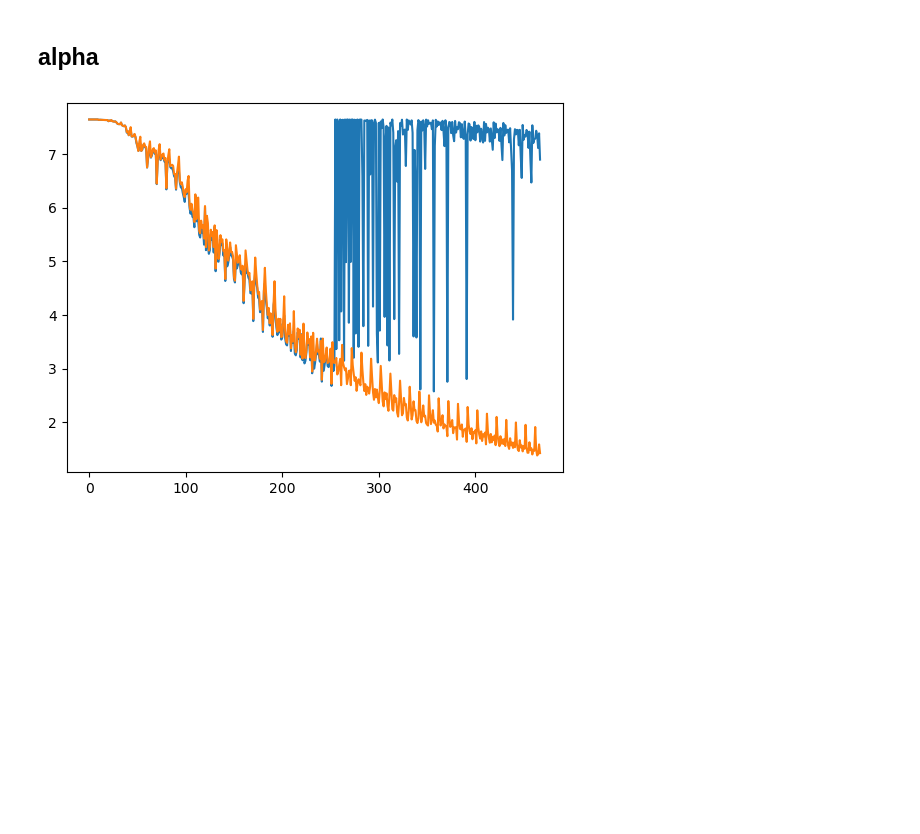
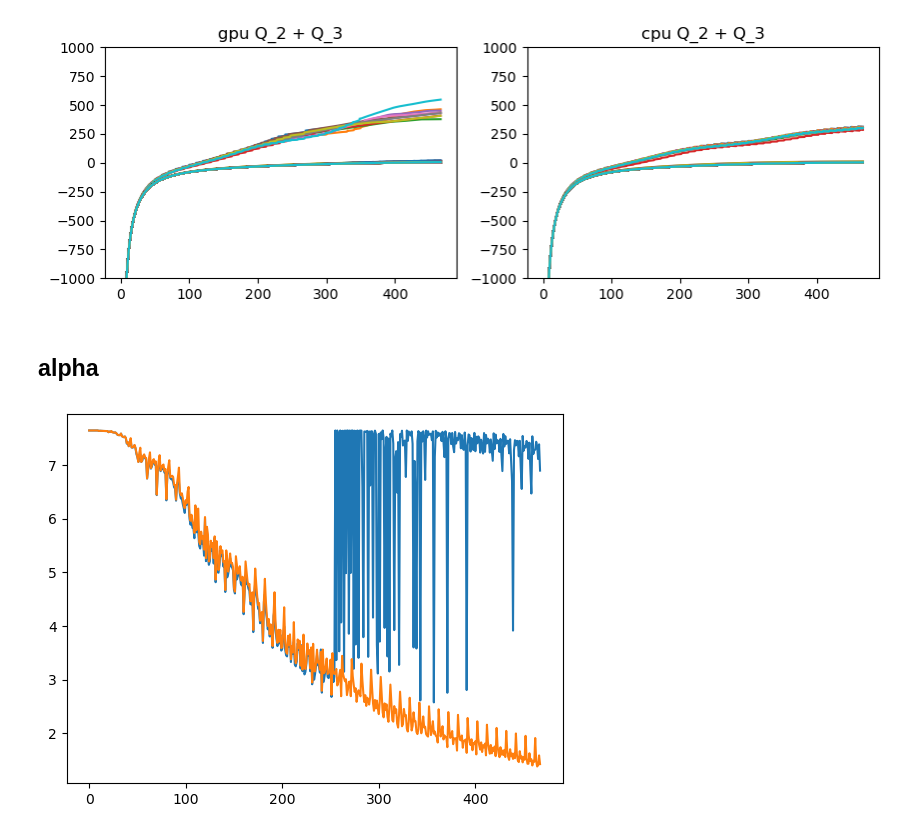
Before and after one commit to draeloslab/AdaptiveLatents, a Jupyter notebook: scripts/debug jax/run_example.ipynb, the cells around one changed output. Drawn from its saved outputs; the diff is of its cells as text; code cells hidden in the pictures; blank space fills up the shorter version.

```diff
--- a/scripts/debug jax/run_example.ipynb
+++ b/scripts/debug jax/run_example.ipynb
@@ -42,3 +49,11 @@ for i in range(2):
+# %%
+fig, axs = plt.subplots(nrows=1, ncols=2, squeeze=False, figsize=(10,3))
+for i in [0,1]:
+    axs[0,i].plot(np.squeeze(brs[i].h.Q_parts[:, 2, :]) + np.squeeze(brs[i].h.Q_parts[:, 3, :]));
+    axs[0,i].set_ylim([-1000, 1000])
+    axs[0,i].set_title(f"{backends[i]} Q_2 + Q_3")
+# %% [output]
+[figure, added]
 # %% [markdown]
 ## alpha
 # %%
```
Also changed, not shown: parts of 5 cells of this notebook, 1 other file.
